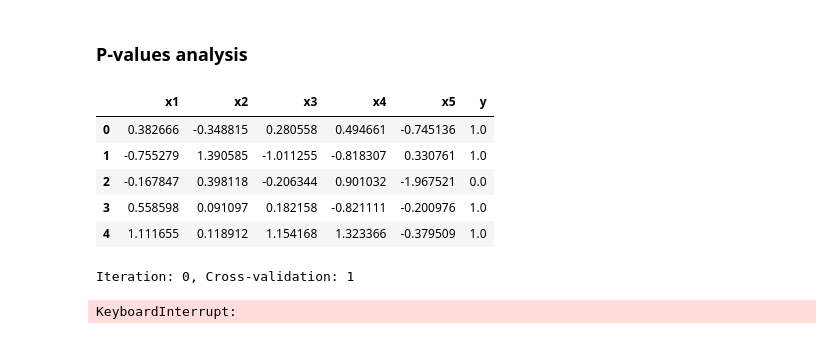
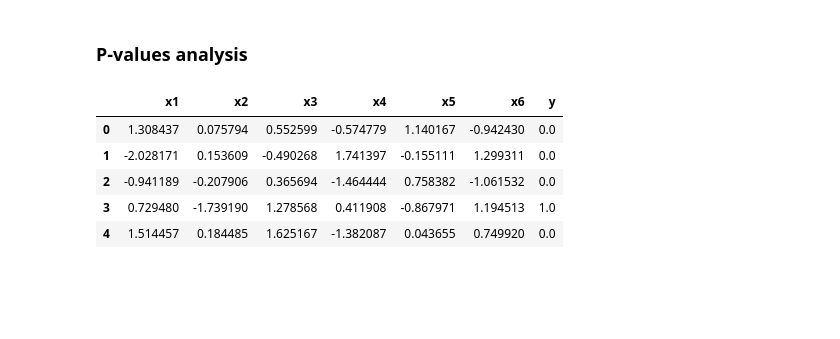
Before and after one commit to pcingola/NeuralNets, a Jupyter notebook: mlgen/p_values_ml.02.ipynb, the cells around one changed output. Saved outputs shown, nothing was run; the diff lists cells and outputs as text; code cells hidden in the pictures; blank space fills up the shorter version.

```diff
--- a/mlgen/p_values_ml.02.ipynb
+++ b/mlgen/p_values_ml.02.ipynb
@@ -87,9 +87,10 @@ def create_dataset_02(num=1000, save=False):
     x3 = rand_norm(num)
     x4 = rand_norm(num)
     x5 = rand_norm(num)
+    x6 = rand_norm(num)
     n = rand_norm(num)
-    y = logit(0.5 * rbf(x1, 1, 1) - 0.3 * rbf(x2, -1, 1) + 0.3 * x3 + 0.5 * n)
-    df = pd.DataFrame({'x1': x1, 'x2': x2, 'x3': x3, 'x4': x4, 'x5': x5, 'y': y})
+    y = logit(2.0 * rbf(x1, 1, 1) - 1.0 * rbf(x2, -1, 1) + 0.5 * x3 + 0.25 * n)
+    df = pd.DataFrame({'x1': x1, 'x2': x2, 'x3': x3, 'x4': x4, 'x5': x5, 'x6': x6, 'y': y})
     if save:
         file = 'zzz.csv'
         print(f"Saving dataset to file '{file}'")
@@ -335,17 +342,11 @@ class FeatureImportance:
 # %%
-num_samples = 10000
+num_samples = 300
 df = create_dataset_02(num_samples)
 df.head()
 # %% [output]
-|  | x1 | x2 | x3 | x4 | x5 | y |
-| 0 | 0.382666 | -0.348815 | 0.280558 | 0.494661 | -0.745136 | 1.0 |
-| 1 | -0.755279 | 1.390585 | -1.011255 | -0.818307 | 0.330761 | 1.0 |
-| 2 | -0.167847 | 0.398118 | -0.206344 | 0.901032 | -1.967521 | 0.0 |
-| 3 | 0.558598 | 0.091097 | 0.182158 | -0.821111 | -0.200976 | 1.0 |
-| 4 | 1.111655 | 0.118912 | 1.154168 | 1.323366 | -0.379509 | 1.0 |
+|  | x1 | x2 | x3 | x4 | x5 | x6 | y |
+| 0 | 1.308437 | 0.075794 | 0.552599 | -0.574779 | 1.140167 | -0.942430 | 0.0 |
+| 1 | -2.028171 | 0.153609 | -0.490268 | 1.741397 | -0.155111 | 1.299311 | 0.0 |
+| 2 | -0.941189 | -0.207906 | 0.365694 | -1.464444 | 0.758382 | -1.061532 | 0.0 |
+| 3 | 0.729480 | -1.739190 | 1.278568 | 0.411908 | -0.867971 | 1.194513 | 1.0 |
+| 4 | 1.514457 | 0.184485 | 1.625167 | -1.382087 | 0.043655 | 0.749920 | 0.0 |
-# %%
-fi = FeatureImportance(df, 'y', num_shuffle=20, num_cv=10 ,new_model_function=new_model_fit)
-fi()
-# %% [output]
-Iteration: 0, Cross-validation: 1
-KeyboardInterrupt:
```
Also changed, not shown: parts of 5 cells of this notebook, 2 other files.
